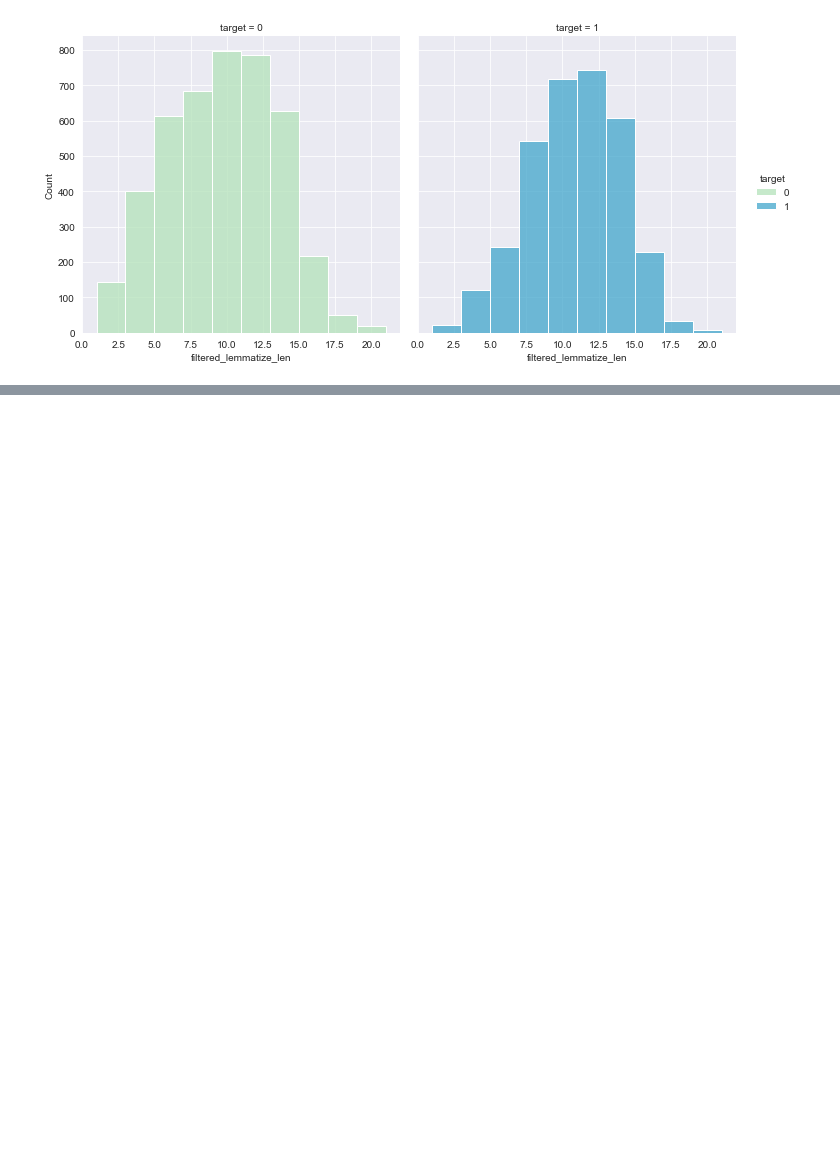
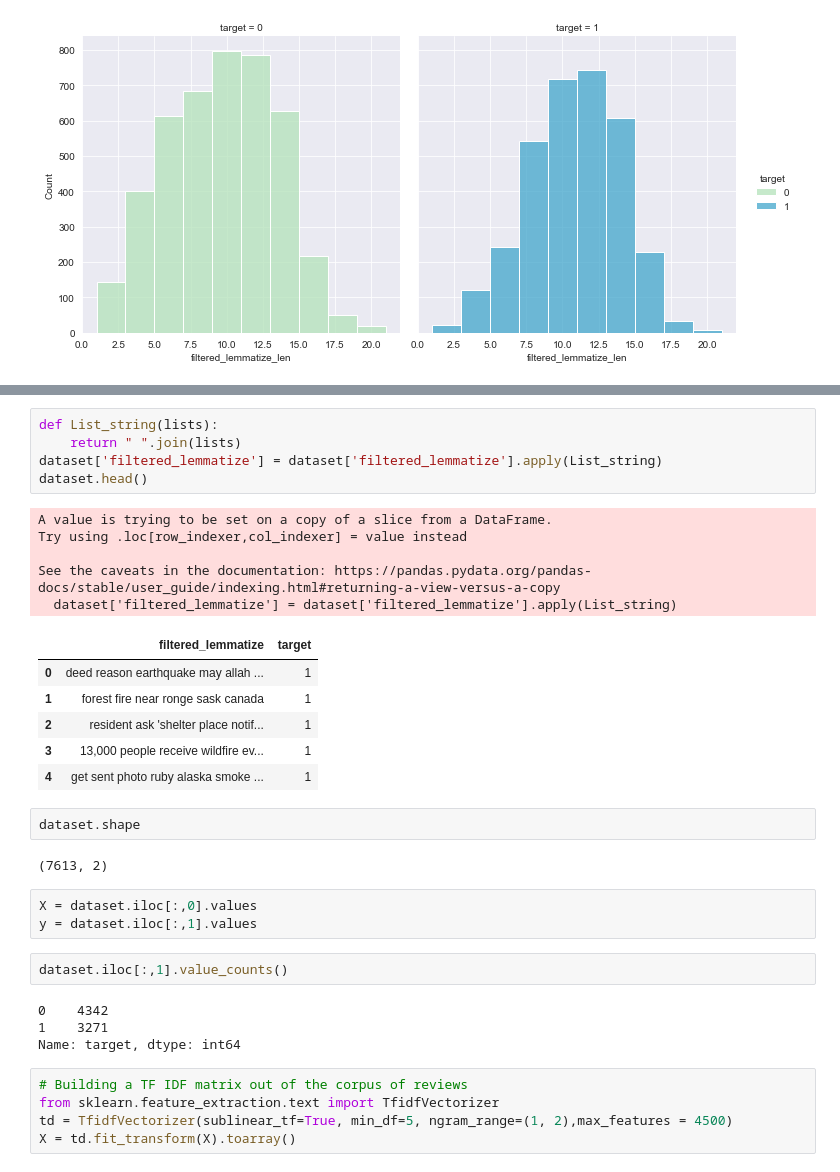
Before and after one commit to Eric-G-Romano/NLP_Disater_tweets, a Jupyter notebook: NLP Disaster classifier tweet.ipynb, the cells around one changed output, grey strips where cells are left out. Cells and saved outputs as stored; diff of their text form; blank space fills up the shorter version.

```diff
--- a/NLP Disaster classifier tweet.ipynb
+++ b/NLP Disaster classifier tweet.ipynb
@@ -436,0 +457,35 @@ sns.displot(data=df_train, x='filtered_lemmatize_len', bins=10, hue='target', co
+# %%
+def List_string(lists):
+    return " ".join(lists)
+dataset['filtered_lemmatize'] = dataset['filtered_lemmatize'].apply(List_string)
+dataset.head()
+# %% [output]
+A value is trying to be set on a copy of a slice from a DataFrame.
+Try using .loc[row_indexer,col_indexer] = value instead
+
+See the caveats in the documentation: https://pandas.pydata.org/pandas-docs/stable/user_guide/indexing.html#returning-a-view-versus-a-copy
+  dataset['filtered_lemmatize'] = dataset['filtered_lemmatize'].apply(List_string)
+|  | filtered_lemmatize | target |
+| 0 | deed reason earthquake may allah ... | 1 |
+| 1 | forest fire near ronge sask canada | 1 |
+| 2 | resident ask 'shelter place notif... | 1 |
+| 3 | 13,000 people receive wildfire ev... | 1 |
+| 4 | get sent photo ruby alaska smoke ... | 1 |
+# %%
+dataset.shape
+# %% [output]
+(7613, 2)
+# %%
+X = dataset.iloc[:,0].values
+y = dataset.iloc[:,1].values
+# %%
+dataset.iloc[:,1].value_counts()
+# %% [output]
+0    4342
+1    3271
+Name: target, dtype: int64
+# %%
+# Building a TF IDF matrix out of the corpus of reviews
+from sklearn.feature_extraction.text import TfidfVectorizer
+td = TfidfVectorizer(sublinear_tf=True, min_df=5, ngram_range=(1, 2),max_features = 4500)
+X = td.fit_transform(X).toarray()
```
Also changed, not shown: parts of 4 cells of this notebook.
